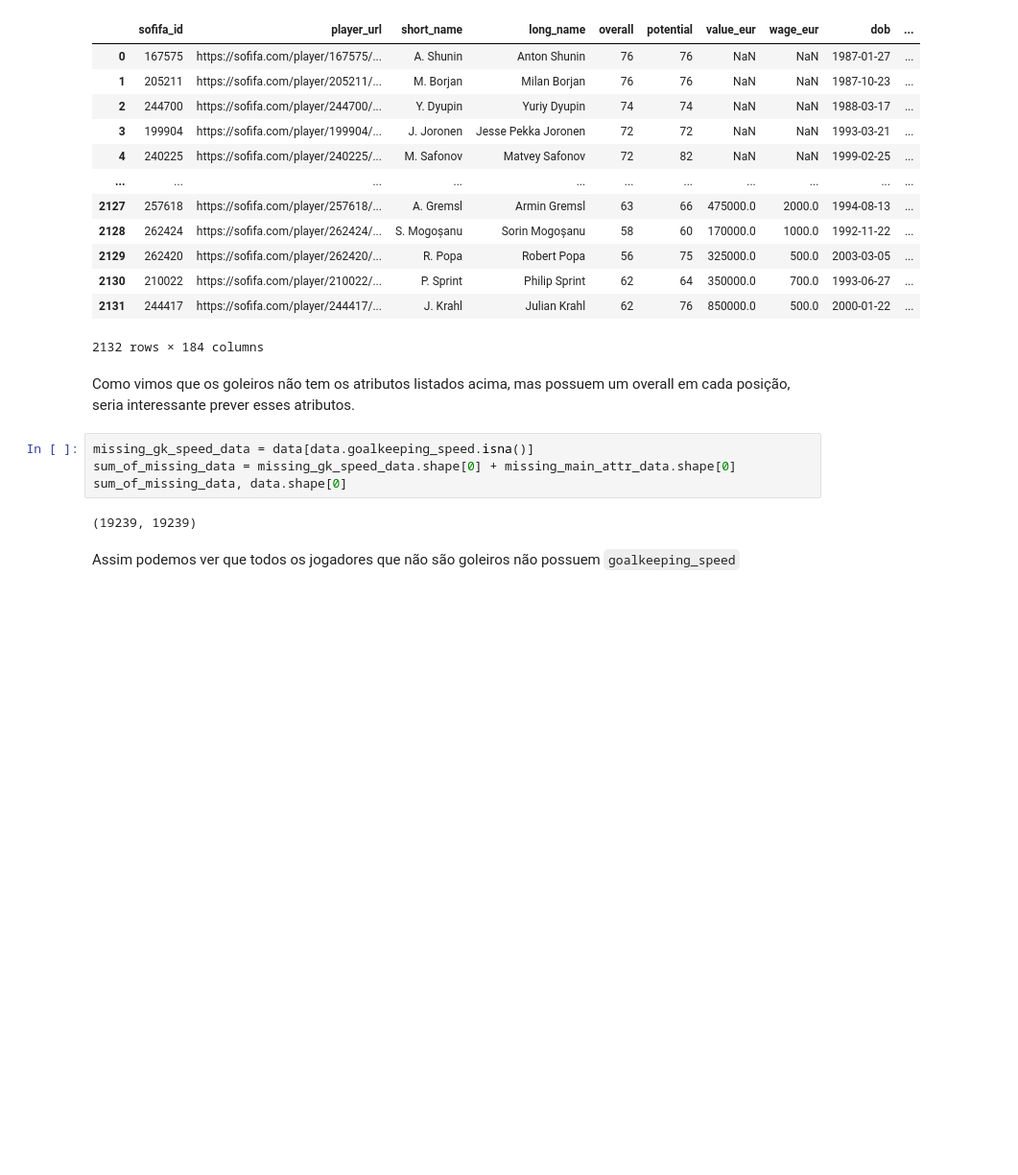
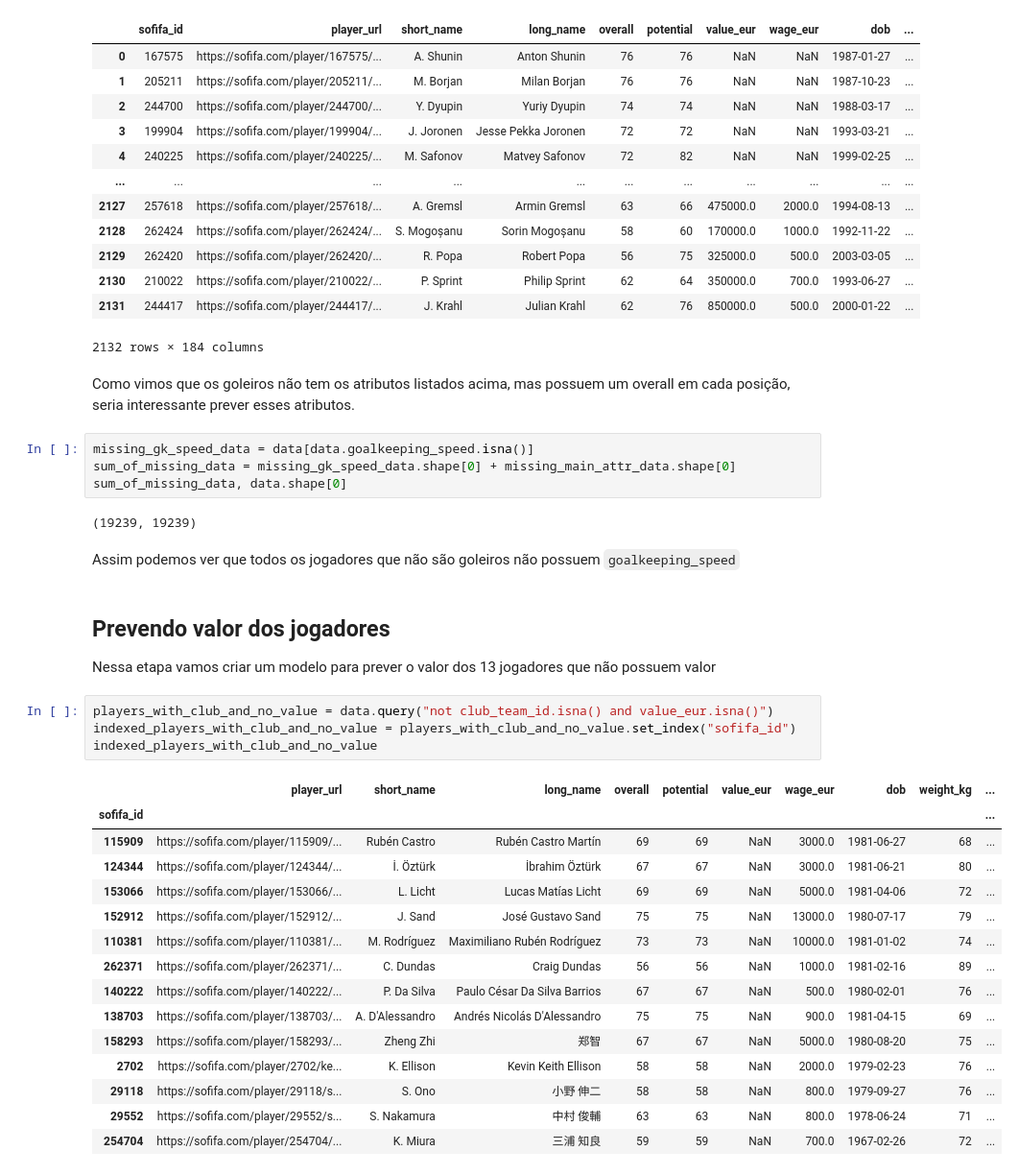
Before and after one commit to olucaslopes/fifa22-players-analysis, a Jupyter notebook: preprocessing/handling_missing_data.ipynb, the cells around one changed output. Shown at 96% size. Saved outputs shown, nothing was run; the diff lists cells and outputs as text; blank space fills up the shorter version.

Commit message:
Start value_eur prediction

```diff
--- a/preprocessing/handling_missing_data.ipynb
+++ b/preprocessing/handling_missing_data.ipynb
@@ -76,3 +76,26 @@ sum_of_missing_data, data.shape[0]
 (19239, 19239)
 # %% [markdown]
 Assim podemos ver que todos os jogadores que não são goleiros não possuem `goalkeeping_speed`
+# %% [markdown]
+## Prevendo valor dos jogadores
+Nessa etapa vamos criar um modelo para prever o valor dos 13 jogadores que não possuem valor
+# %%
+players_with_club_and_no_value = data.query("not club_team_id.isna() and value_eur.isna()")
+indexed_players_with_club_and_no_value = players_with_club_and_no_value.set_index("sofifa_id")
+indexed_players_with_club_and_no_value
+# %% [output]
+|  | player_url | short_name | long_name | overall | potential | value_eur | wage_eur | dob | weight_kg | ... |
+| sofifa_id |  |  |  |  |  |  |  |  |  | ... |
+| 115909 | https://sofifa.com/player/115909/... | Rubén Castro | Rubén Castro Martín | 69 | 69 | NaN | 3000.0 | 1981-06-27 | 68 | ... |
+| 124344 | https://sofifa.com/player/124344/... | İ. Öztürk | İbrahim Öztürk | 67 | 67 | NaN | 3000.0 | 1981-06-21 | 80 | ... |
+| 153066 | https://sofifa.com/player/153066/... | L. Licht | Lucas Matías Licht | 69 | 69 | NaN | 5000.0 | 1981-04-06 | 72 | ... |
+| 152912 | https://sofifa.com/player/152912/... | J. Sand | José Gustavo Sand | 75 | 75 | NaN | 13000.0 | 1980-07-17 | 79 | ... |
+| 110381 | https://sofifa.com/player/110381/... | M. Rodríguez | Maximiliano Rubén Rodríguez | 73 | 73 | NaN | 10000.0 | 1981-01-02 | 74 | ... |
+| 262371 | https://sofifa.com/player/262371/... | C. Dundas | Craig Dundas | 56 | 56 | NaN | 1000.0 | 1981-02-16 | 89 | ... |
+| 140222 | https://sofifa.com/player/140222/... | P. Da Silva | Paulo César Da Silva Barrios | 67 | 67 | NaN | 500.0 | 1980-02-01 | 76 | ... |
+| 138703 | https://sofifa.com/player/138703/... | A. D'Alessandro | Andrés Nicolás D'Alessandro | 75 | 75 | NaN | 900.0 | 1981-04-15 | 69 | ... |
+| 158293 | https://sofifa.com/player/158293/... | Zheng Zhi | 郑智 | 67 | 67 | NaN | 5000.0 | 1980-08-20 | 75 | ... |
+| 2702 | https://sofifa.com/player/2702/ke... | K. Ellison | Kevin Keith Ellison | 58 | 58 | NaN | 2000.0 | 1979-02-23 | 76 | ... |
+| 29118 | https://sofifa.com/player/29118/s... | S. Ono | 小野 伸二 | 58 | 58 | NaN | 800.0 | 1979-09-27 | 76 | ... |
+| 29552 | https://sofifa.com/player/29552/s... | S. Nakamura | 中村 俊輔 | 63 | 63 | NaN | 800.0 | 1978-06-24 | 71 | ... |
+| 254704 | https://sofifa.com/player/254704/... | K. Miura | 三浦 知良 | 59 | 59 | NaN | 700.0 | 1967-02-26 | 72 | ... |
```
Also changed, not shown: parts of 1 cell of this notebook.
